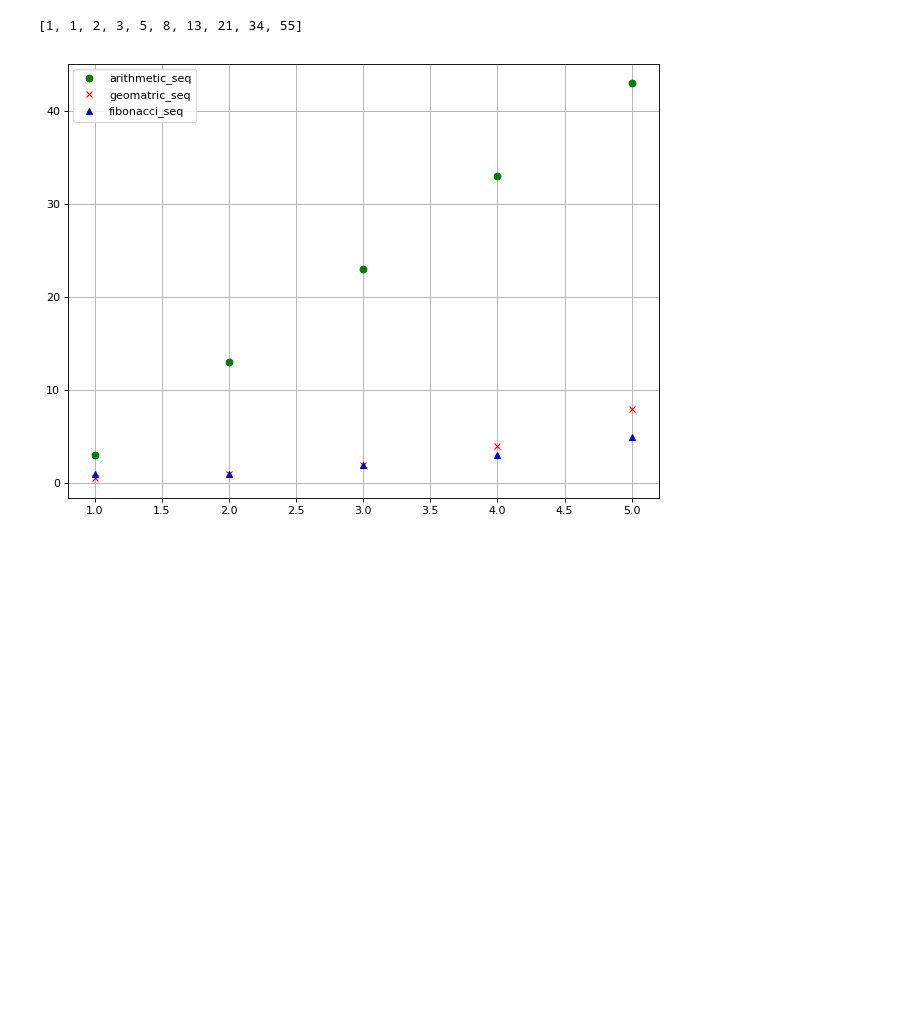
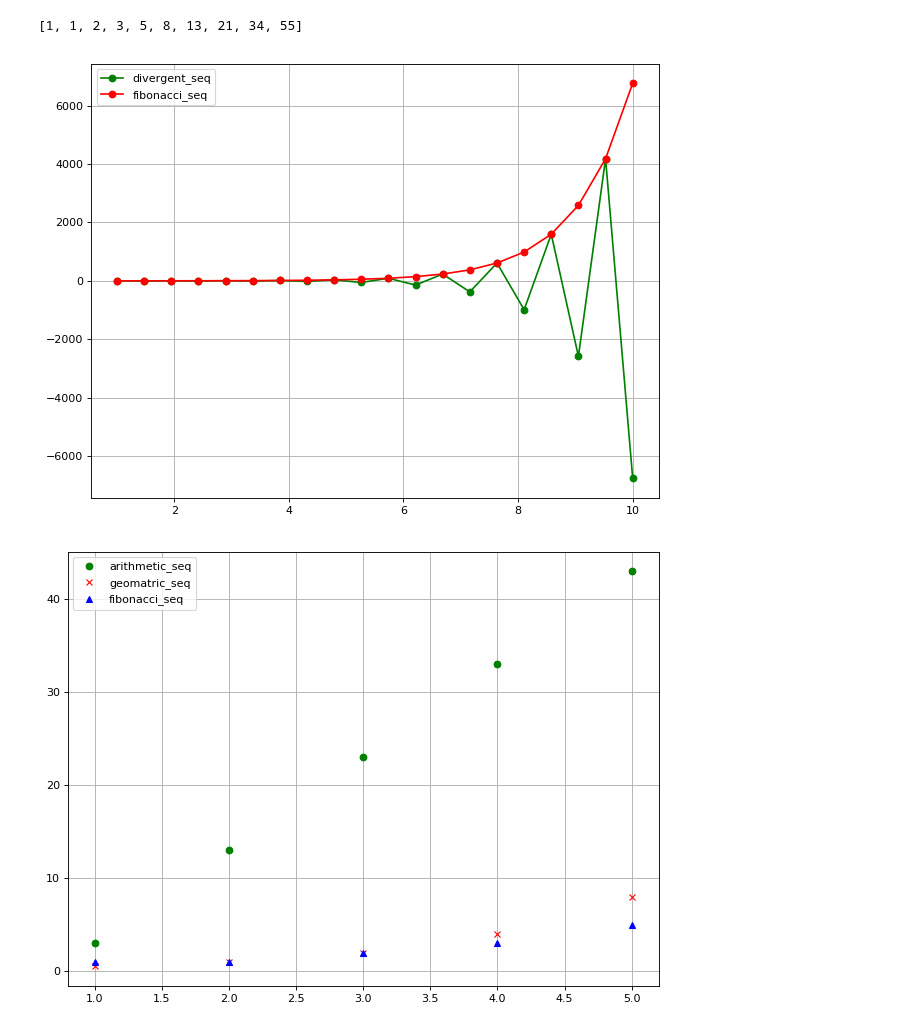
Before and after one commit to apextw/math, a Jupyter notebook: Algebra 1.ipynb, the cells around one changed output. Cells and saved outputs as stored; diff of their text form; code cells hidden in the pictures; blank space fills up the shorter version.

```diff
--- a/Algebra 1.ipynb
+++ b/Algebra 1.ipynb
@@ -755,6 +782,41 @@ def fibonacci_seq(n):
 fibonacci_seq(10)
 # %% [output]
 [1, 1, 2, 3, 5, 8, 13, 21, 34, 55]
+# %%
+import matplotlib.pyplot as plt
+import numpy as np
+
+l = 20
+# A_n = A_(n-1) - A_(n-2) series
+def divergent_seq(n):
+    res = []
+    a, b = 0, 1
+    for i in range(n):
+        res.append(b)
+        a, b = b, a-b
+    return res
+
+def fibonacci_seq(n):
+    res = []
+    a, b = 0, 1
+    for i in range(n):
+        res.append(b)
+        a, b = b, a+b
+    return res
+
+seq1 = divergent_seq(l)
+seq2 = fibonacci_seq(l)
+
+x = np.linspace(1,10,l)
+plt.figure(figsize=(8, 6), dpi=80)
+plt.plot(x,seq1,'go-',label='divergent_seq')
+plt.plot(x,seq2,'ro-',label='fibonacci_seq')
+plt.legend()
+plt.grid(True)                                # Turn on the grid
+plt.tight_layout()                            # Tight the layout
+plt.show()                                    # Show the plot
+# %% [output]
+[figure, added]
 # %%
 import matplotlib.pyplot as plt
 
```
Also changed, not shown: parts of 32 cells of this notebook.
